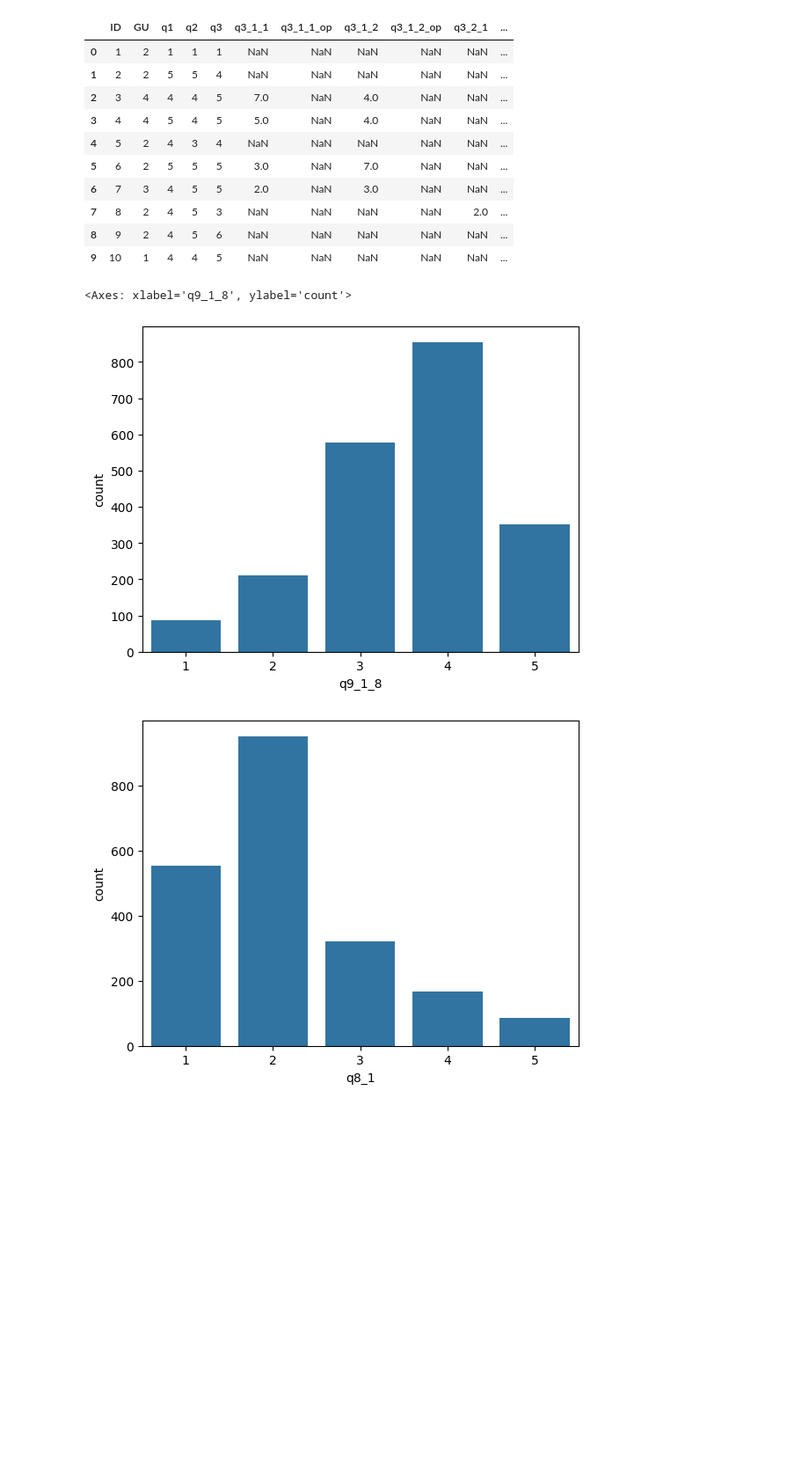
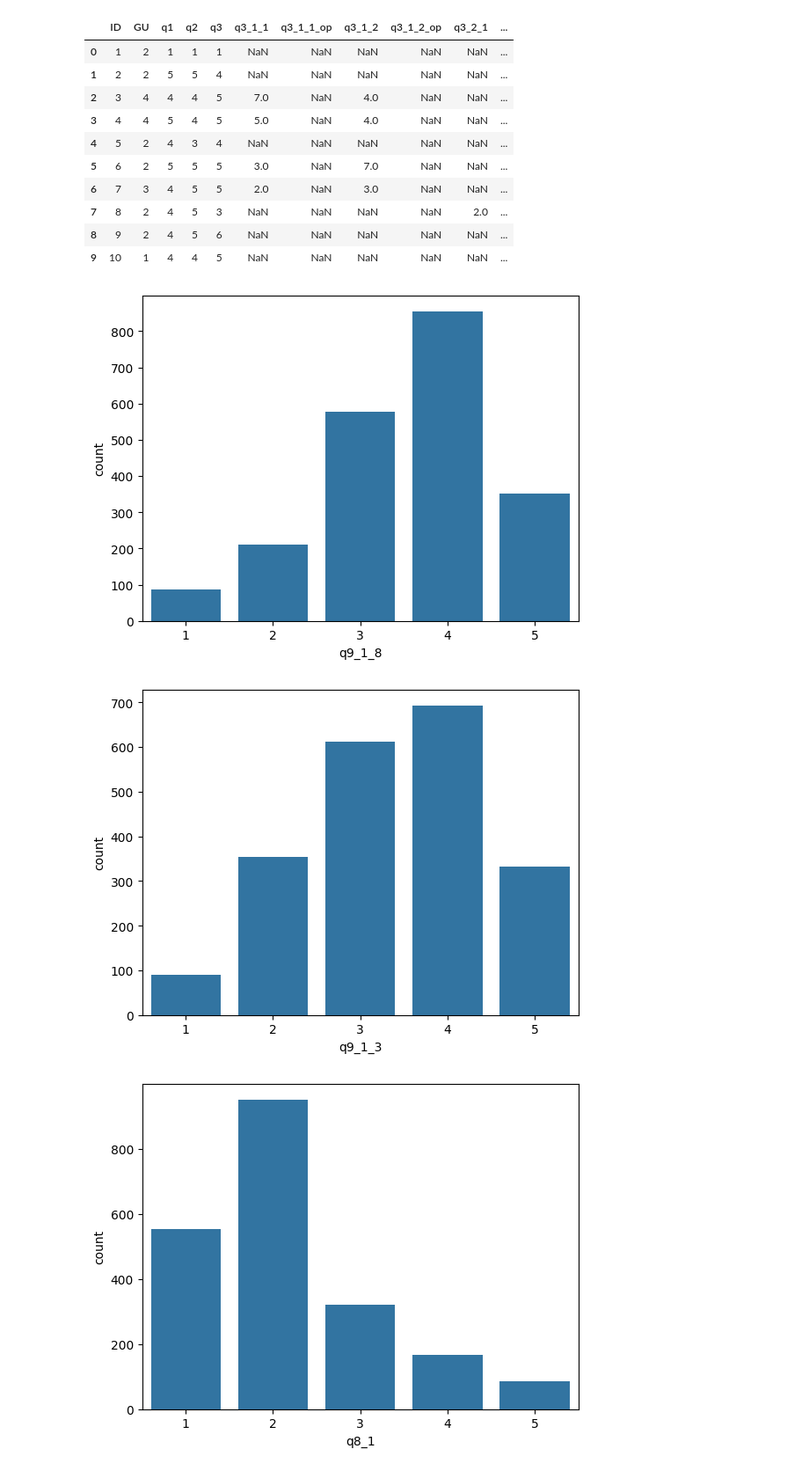
Before and after one commit to HOYUN-Y/Data_projects, a Jupyter notebook: dacon_sri_suwon_data_analysis/[Dacon] 공공데이터를 활용 수원시 정책 제안.ipynb, the cells around one changed output. Shown at 88% size. Drawn from its saved outputs; the diff is of its cells as text; code cells hidden in the pictures; blank space fills up the shorter version.

```diff
--- a/dacon_sri_suwon_data_analysis/[Dacon] 공공데이터를 활용 수원시 정책 제안.ipynb
+++ b/dacon_sri_suwon_data_analysis/[Dacon] 공공데이터를 활용 수원시 정책 제안.ipynb
@@ -107,9 +107,13 @@ display(survey_2025_1.head(10))
 # %%
 survey_2025_1['q9_1_8']
 sns.countplot(x='q9_1_8', data=survey_2025_1)
+plt.show()
+survey_2025_1['q9_1_3']
+sns.countplot(x='q9_1_3', data=survey_2025_1)
+plt.show()
 # %% [output]
-<Axes: xlabel='q9_1_8', ylabel='count'>
 [figure]
+[figure, added]
 # %%
 survey_2025_1['q8_1']
 sns.countplot(x='q8_1', data=survey_2025_1) # 8-1 주택 부문. ① 주택 공급 부족 ② 주거비 부담(전월세금 자금 부족 등) ③ 열악한 주거환경 ④ 주택 증개축 어려움 ⑤ 기타( )
```
